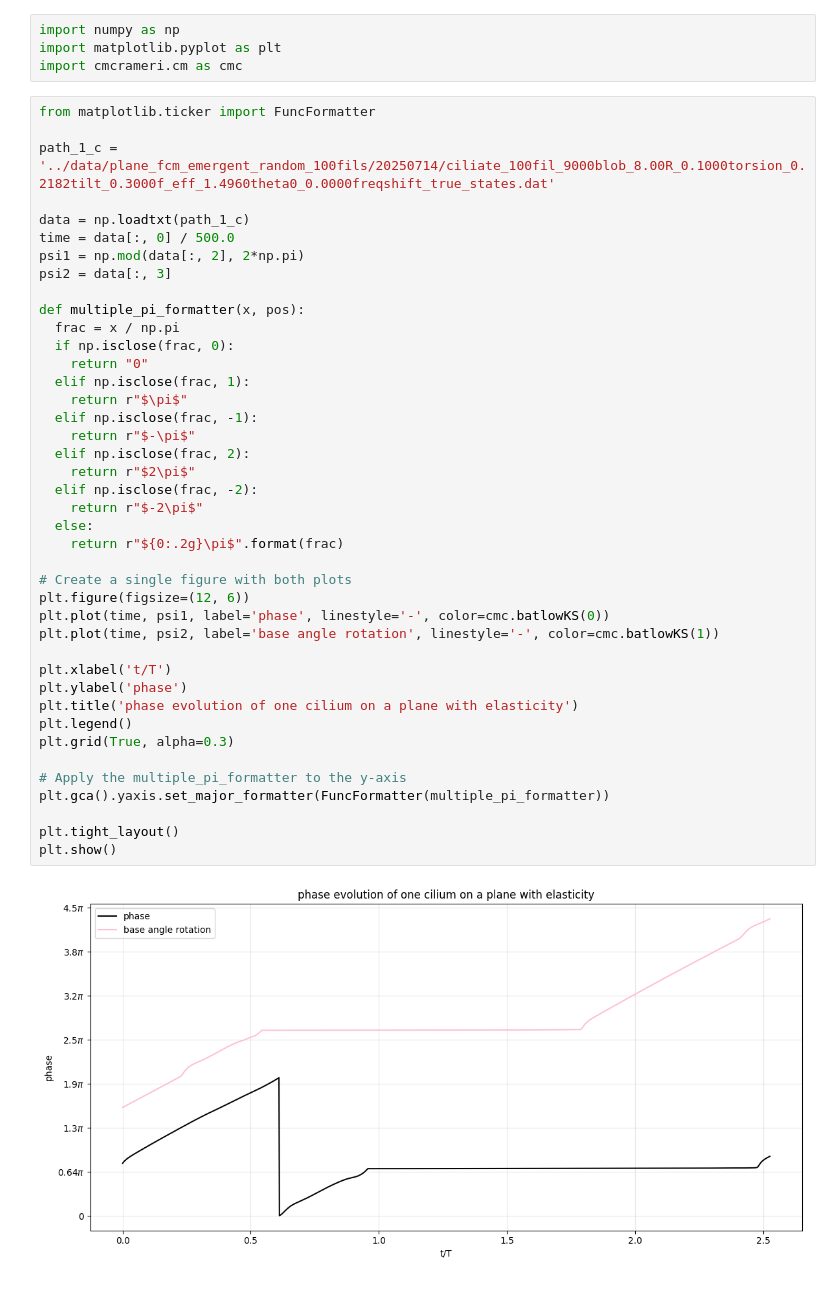
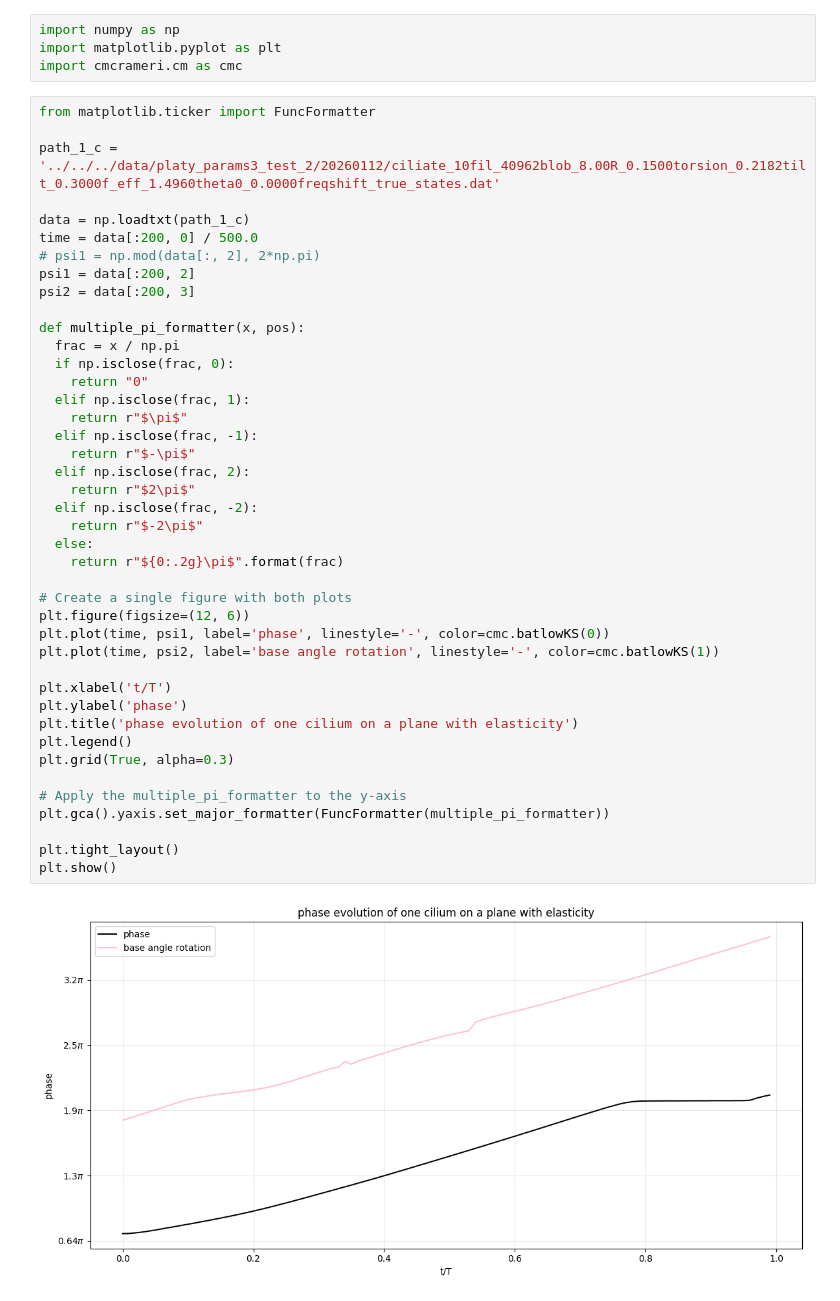
Before and after one commit to Biofluid-Dynamics-Group/cuda-filaments, a Jupyter notebook: analysis/pre09.10.25/pre15.07.25/view_phase.ipynb, the cells around one changed output. Drawn from its saved outputs; the diff is of its cells as text.

```diff
--- a/analysis/pre09.10.25/pre15.07.25/view_phase.ipynb
+++ b/analysis/pre09.10.25/pre15.07.25/view_phase.ipynb
@@ -5,43 +5,44 @@ import cmcrameri.cm as cmc
 # %%
 from matplotlib.ticker import FuncFormatter
 
-path_1_c = '../data/plane_fcm_emergent_random_100fils/20250714/ciliate_100fil_9000blob_8.00R_0.1000torsion_0.2182tilt_0.3000f_eff_1.4960theta0_0.0000freqshift_true_states.dat'
+path_1_c = '../../../data/platy_params3_test_2/20260112/ciliate_10fil_40962blob_8.00R_0.1500torsion_0.2182tilt_0.3000f_eff_1.4960theta0_0.0000freqshift_true_states.dat'
 
 data = np.loadtxt(path_1_c)
-time = data[:, 0] / 500.0
-psi1 = np.mod(data[:, 2], 2*np.pi)
-psi2 = data[:, 3]
+time = data[:200, 0] / 500.0
+# psi1 = np.mod(data[:, 2], 2*np.pi)
+psi1 = data[:200, 2]
+psi2 = data[:200, 3]
 
 def multiple_pi_formatter(x, pos):
   frac = x / np.pi
   if np.isclose(frac, 0):
     return "0"
   elif np.isclose(frac, 1):
     return r"$\pi$"
   elif np.isclose(frac, -1):
     return r"$-\pi$"
   elif np.isclose(frac, 2):
     return r"$2\pi$"
   elif np.isclose(frac, -2):
     return r"$-2\pi$"
   else:
     return r"${0:.2g}\pi$".format(frac)
 
 # Create a single figure with both plots
 plt.figure(figsize=(12, 6))
 plt.plot(time, psi1, label='phase', linestyle='-', color=cmc.batlowKS(0))
 plt.plot(time, psi2, label='base angle rotation', linestyle='-', color=cmc.batlowKS(1))
 
 plt.xlabel('t/T')
 plt.ylabel('phase')
 plt.title('phase evolution of one cilium on a plane with elasticity')
 plt.legend()
 plt.grid(True, alpha=0.3)
 
 # Apply the multiple_pi_formatter to the y-axis
 plt.gca().yaxis.set_major_formatter(FuncFormatter(multiple_pi_formatter))
 
 plt.tight_layout()
 plt.show()
 # %% [output]
-[figure, old version]
+[figure, new version]
```
Also changed, not shown: 8 other files.
